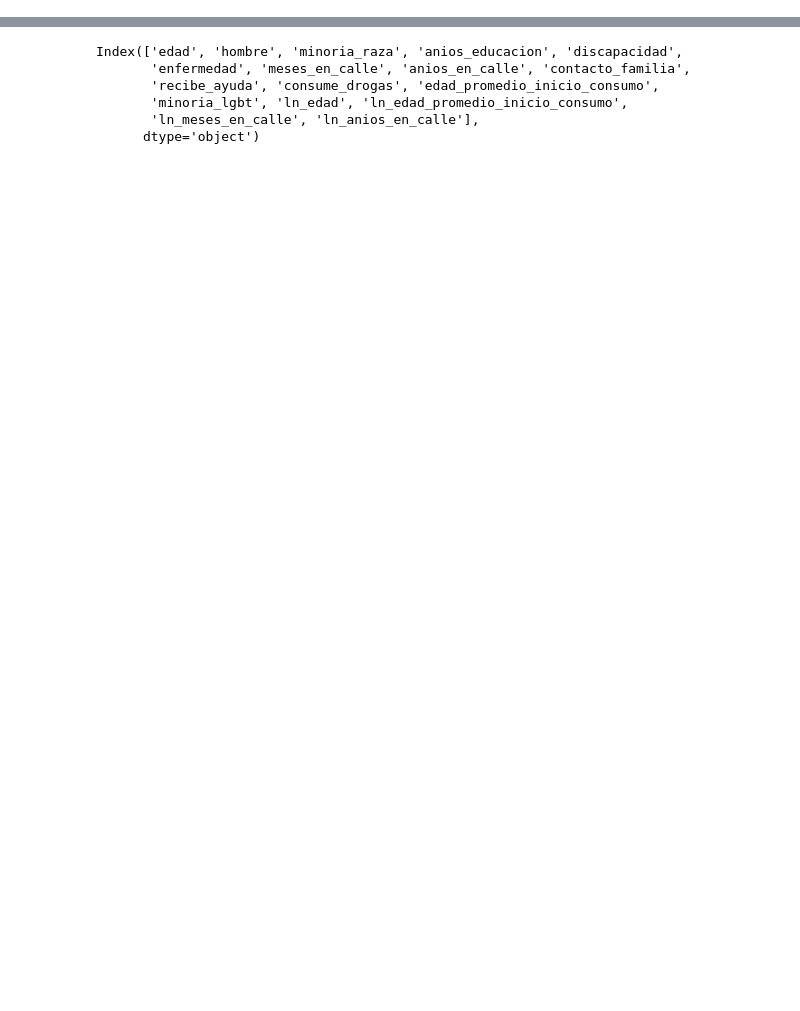
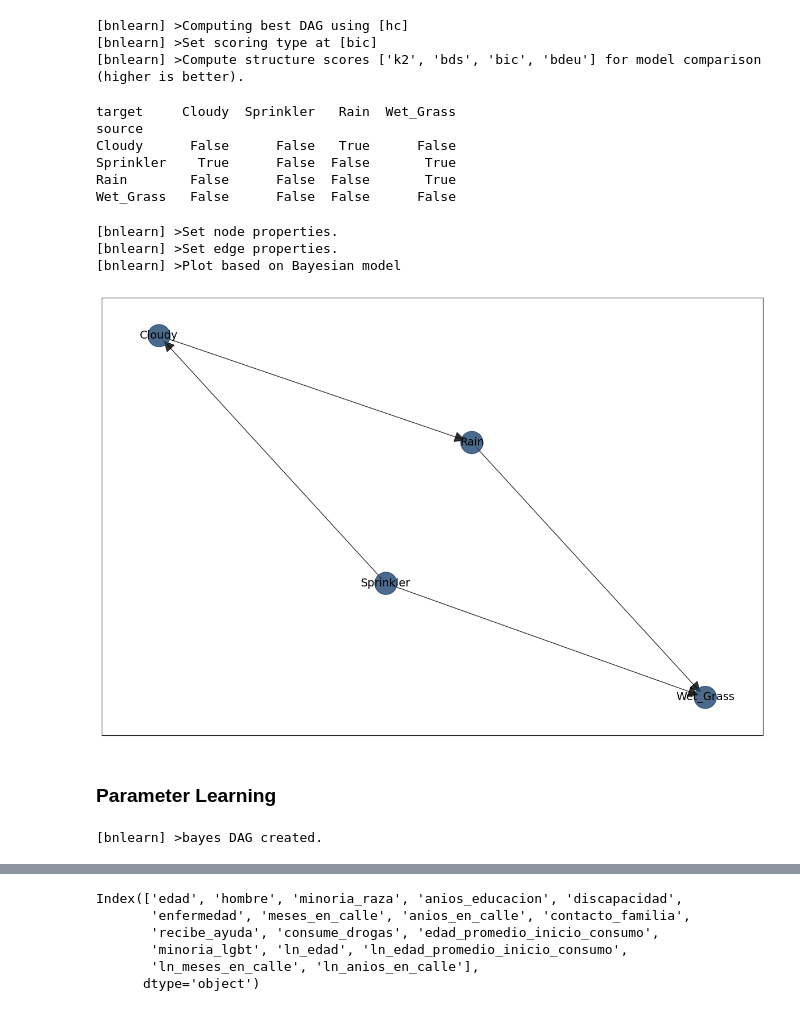
Before and after one commit to rmateusc/bayes-homelessness, a Jupyter notebook: src/causality.ipynb, the cells around one changed output, grey strips where cells are left out. Drawn from its saved outputs; the diff is of its cells as text; code cells hidden in the pictures; blank space fills up the shorter version.

```diff
--- a/src/causality.ipynb
+++ b/src/causality.ipynb
@@ -14,0 +125,6 @@ df = pd.read_csv(
+# %%
+import bnlearn as bn
+# Load sprinkler dataset
+df = bn.import_example('sprinkler')
+# Print to screen for illustration
+print(df)
@@ -14,0 +148,25 @@ df = pd.read_csv(
+# %%
+# Learn the DAG in data using Bayesian structure learning:
+DAG = bn.structure_learning.fit(df)
+# %% [output]
+[bnlearn] >Computing best DAG using [hc]
+[bnlearn] >Set scoring type at [bic]
+[bnlearn] >Compute structure scores ['k2', 'bds', 'bic', 'bdeu'] for model comparison (higher is better).
+# %%
+# print adjacency matrix
+print(DAG['adjmat'])
+# %% [output]
+target     Cloudy  Sprinkler   Rain  Wet_Grass
+source
+Cloudy      False      False   True      False
+Sprinkler    True      False  False       True
+Rain        False      False  False       True
+Wet_Grass   False      False  False      False
+# %%
+# Plot
+G = bn.plot(DAG)
+# %% [output]
+[bnlearn] >Set node properties.
+[bnlearn] >Set edge properties.
+[bnlearn] >Plot based on Bayesian model
+[figure, added]
@@ -14,0 +191,2 @@ df = pd.read_csv(
+# %% [markdown]
+### Parameter Learning
@@ -14,0 +200,5 @@ df = pd.read_csv(
+# %%
+# Create the DAG
+DAG = bn.make_DAG(edges)
+# %% [output]
+[bnlearn] >bayes DAG created.
```
Also changed, not shown: parts of 39 cells of this notebook.
